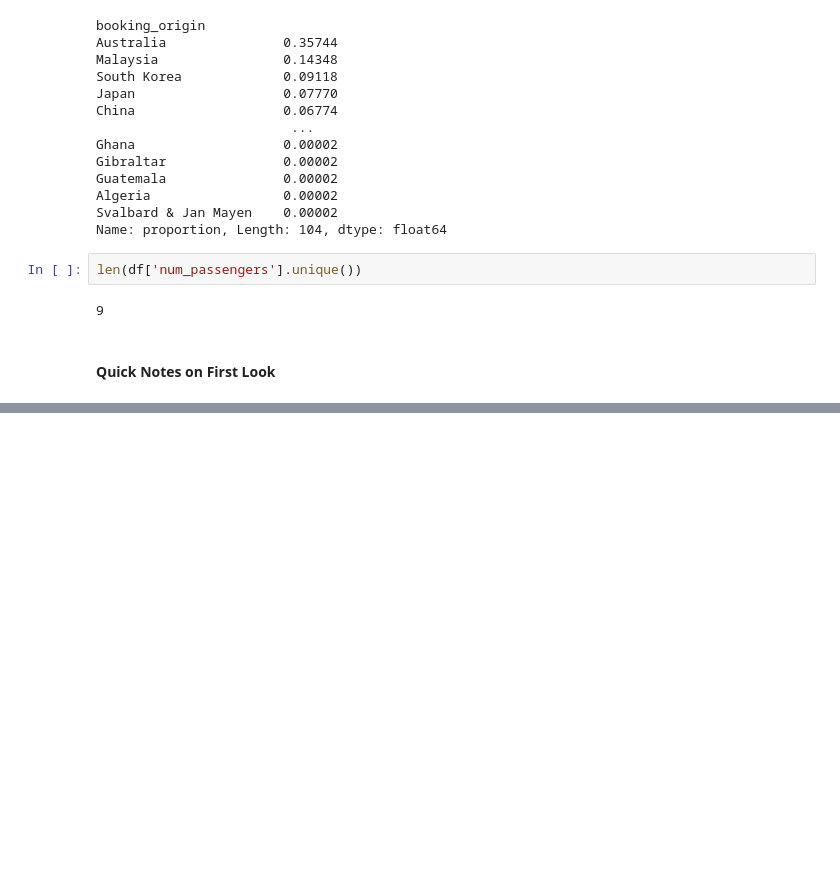
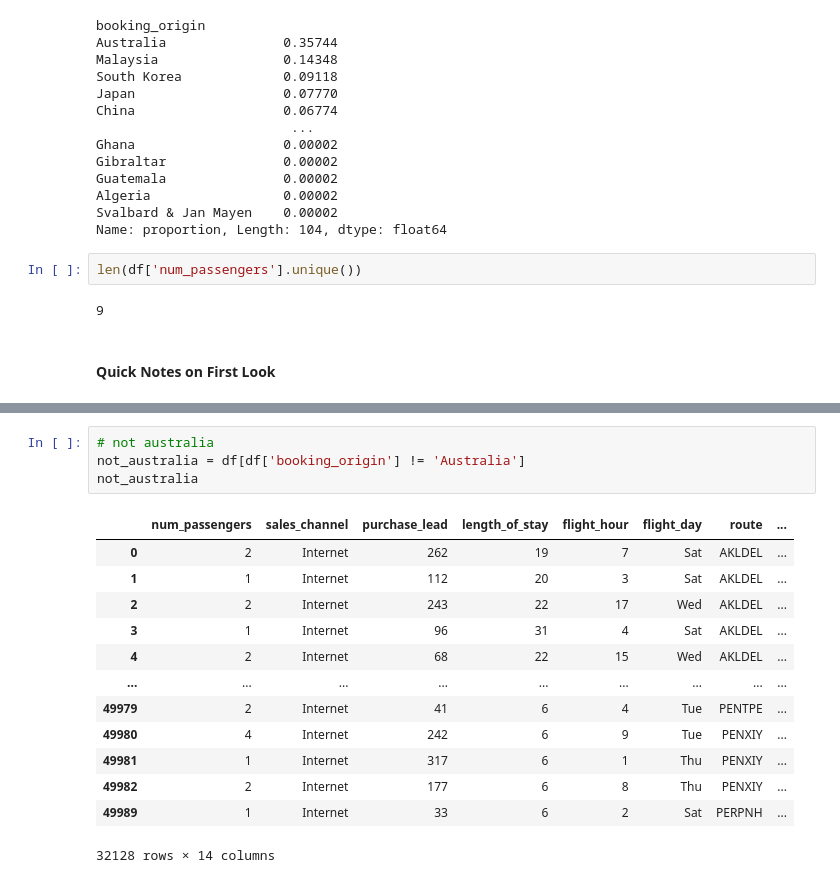
Before and after one commit to ryslipe/british_airways_booking_predictor, a Jupyter notebook: notebooks/01_load_and_validate_raw_data.ipynb, the cells around one changed output, grey strips where cells are left out. Cells and saved outputs as stored; diff of their text form; blank space fills up the shorter version.

```diff
--- a/notebooks/01_load_and_validate_raw_data.ipynb
+++ b/notebooks/01_load_and_validate_raw_data.ipynb
@@ -82,0 +186,18 @@ len(df['num_passengers'].unique())
+# %%
+# not australia
+not_australia = df[df['booking_origin'] != 'Australia']
+not_australia
+# %% [output]
+|  | num_passengers | sales_channel | purchase_lead | length_of_stay | flight_hour | flight_day | route | ... |
+| 0 | 2 | Internet | 262 | 19 | 7 | Sat | AKLDEL | ... |
+| 1 | 1 | Internet | 112 | 20 | 3 | Sat | AKLDEL | ... |
+| 2 | 2 | Internet | 243 | 22 | 17 | Wed | AKLDEL | ... |
+| 3 | 1 | Internet | 96 | 31 | 4 | Sat | AKLDEL | ... |
+| 4 | 2 | Internet | 68 | 22 | 15 | Wed | AKLDEL | ... |
+| ... | ... | ... | ... | ... | ... | ... | ... | ... |
+| 49979 | 2 | Internet | 41 | 6 | 4 | Tue | PENTPE | ... |
+| 49980 | 4 | Internet | 242 | 6 | 9 | Tue | PENXIY | ... |
+| 49981 | 1 | Internet | 317 | 6 | 1 | Thu | PENXIY | ... |
+| 49982 | 2 | Internet | 177 | 6 | 8 | Thu | PENXIY | ... |
+| 49989 | 1 | Internet | 33 | 6 | 2 | Sat | PERPNH | ... |
+32128 rows × 14 columns
```
Also changed, not shown: parts of 21 cells of this notebook, 2 other files.
